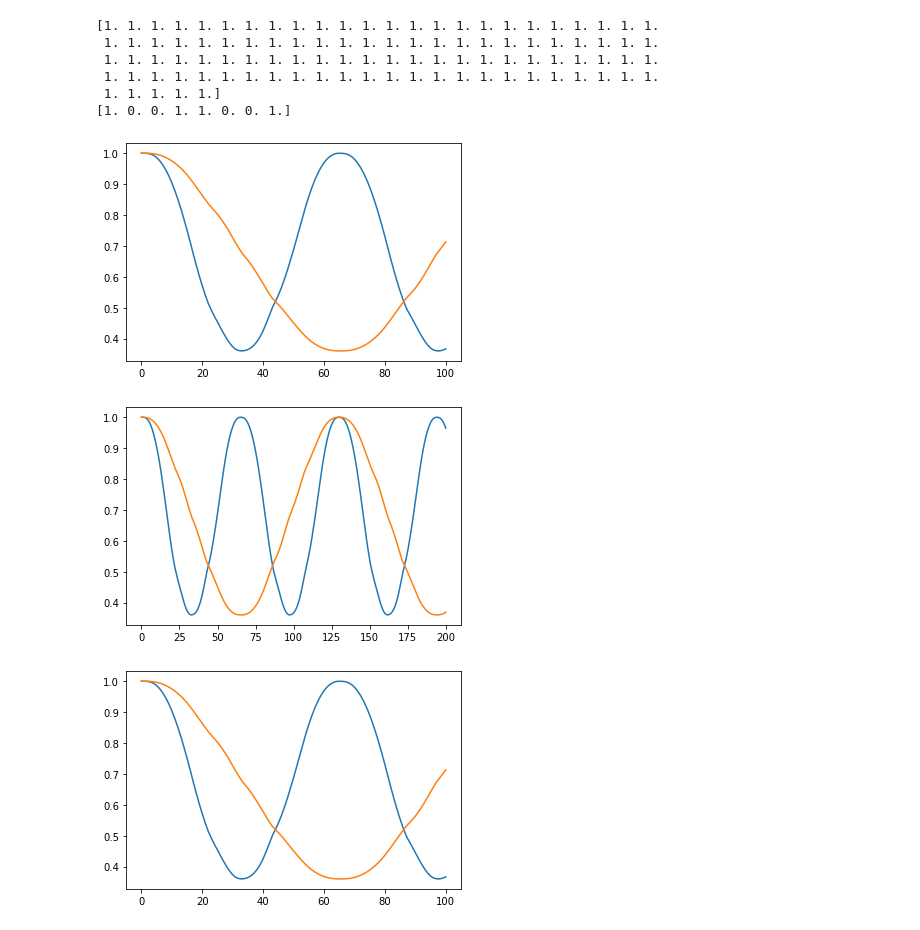
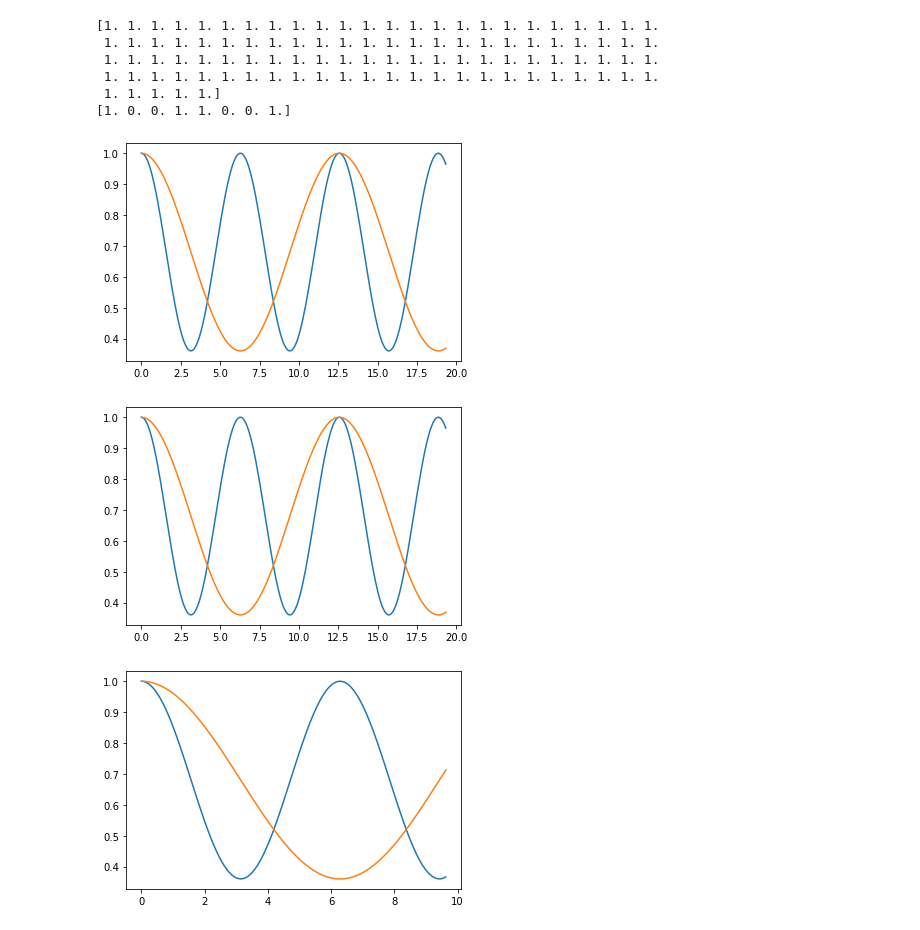
Before and after one commit to nuLABatUSD/QKESolve, a Jupyter notebook: 2023-2 (N=2).ipynb, the cells around one changed output. Drawn from its saved outputs; the diff is of its cells as text; code cells hidden in the pictures.

```diff
--- a/2023-2 (N=2).ipynb
+++ b/2023-2 (N=2).ipynb
@@ -126,13 +126,13 @@ for i in range(M):      #each index in the matrix array is filled with the 2x4 m
 # %%
 check1= .5*matrix[:, 0, 0]*(1+matrix[:,0, 3])
 check2= .5*matrix[:, 1, 0]*(1+matrix[:,1, 3])
 
 plt.figure()
-plt.plot(check1)
-plt.plot(check2)
+plt.plot(t, check1)
+plt.plot(t, check2)
 plt.show()
 # %% [output]
-[figure, old version]
+[figure, new version]
 # %%
 #checking if with twice the ammount of steps and twice the amount of time
 
@@ -150,11 +150,11 @@ check1= .5*matrix[:, 0, 0]*(1+matrix[:,0, 3])
 check2= .5*matrix[:, 1, 0]*(1+matrix[:,1, 3])
 
 plt.figure()
-plt.plot(check1)
-plt.plot(check2)
+plt.plot(t, check1)
+plt.plot(t, check2)
 plt.show()
 # %% [output]
-[figure, old version]
+[figure, new version]
 # %%
 #everything kinda condensed into one cell
 # %%
@@ -216,8 +216,8 @@ y1_check = .5*y[:,0]*(1+y[:,3])
 y2_check = .5*y[:,4]*(1+y[:,7])
 
 plt.figure()
-plt.plot(y1_check)
-plt.plot(y2_check)
+plt.plot(t, y1_check)
+plt.plot(t, y2_check)
 plt.show()
 # %% [output]
-[figure, old version]
+[figure, new version]
```
Also changed, not shown: parts of 1 cell of this notebook, 1 other file.
